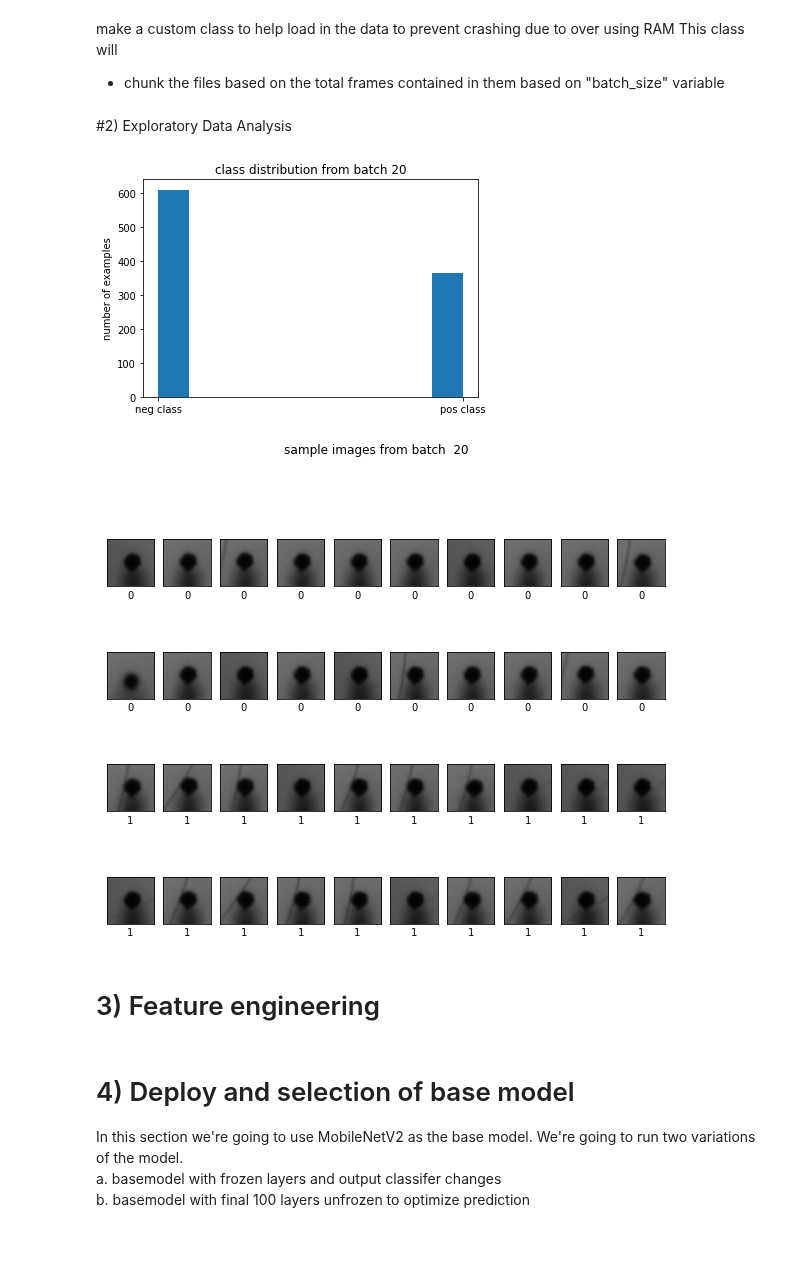
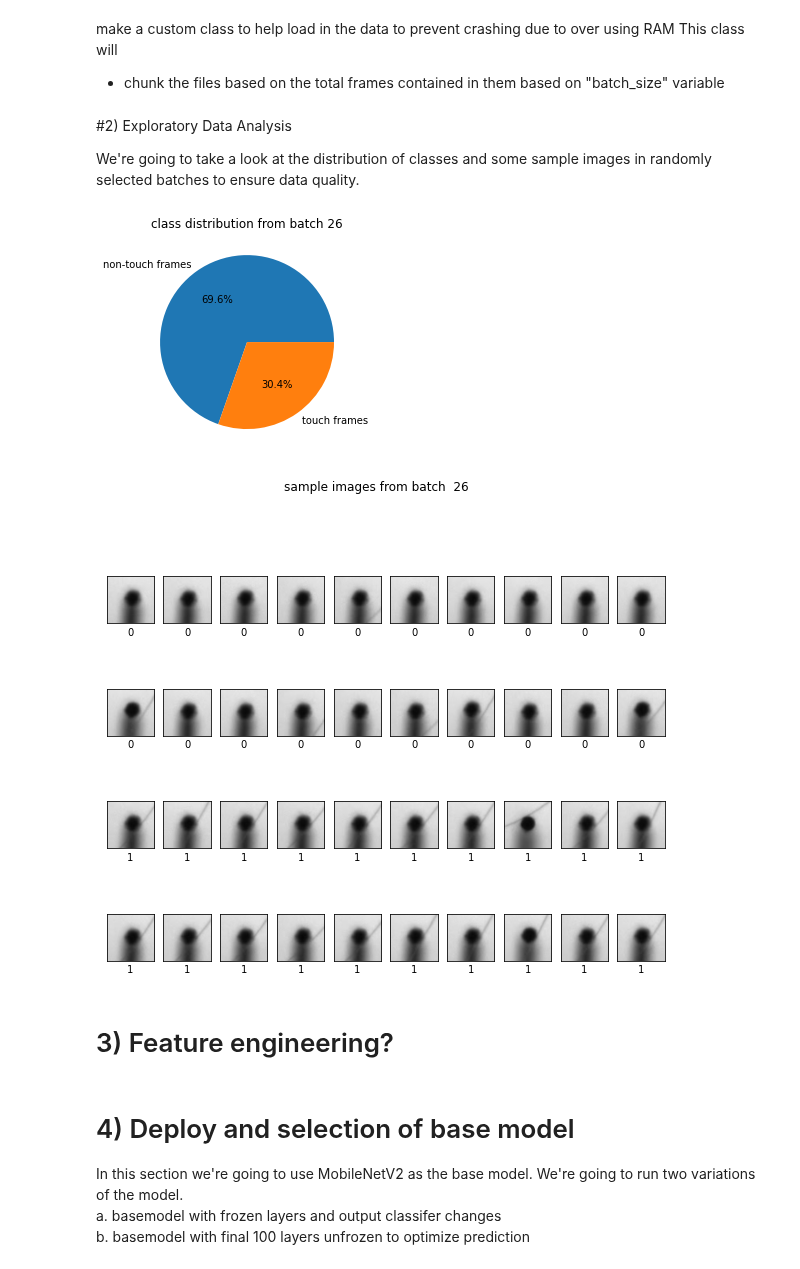
Before and after one commit to jacheung/bookshelf, a Jupyter notebook: autocurator_CNN_v1_4.ipynb, the cells around one changed output. Saved outputs shown, nothing was run; the diff lists cells and outputs as text; code cells hidden in the pictures; blank space fills up the shorter version.

Commit message:
Updated EDA for a handful of images and image transforms.

```diff
--- a/autocurator_CNN_v1_4.ipynb
+++ b/autocurator_CNN_v1_4.ipynb
@@ -211,53 +211,56 @@ validate_count = round(validate_fraction*len(frames))
 
 my_training_batch_generator = My_Custom_Generator(frames[validate_count+1:-1], T_class_reordered[validate_count+1:-1], frame_num_in_Y_set[validate_count+1:-1],  batch_size)
 my_validation_batch_generator = My_Custom_Generator(frames[0:validate_count], T_class_reordered[0:validate_count], frame_num_in_Y_set[0:validate_count],  batch_size)
-# %% [markdown]
-#2) Exploratory Data Analysis
+# %% [markdown]
+#2) Exploratory Data Analysis
+
+We're going to take a look at the distribution of classes and some sample images in randomly selected batches to ensure data quality.
+# %%
+# image transform from [-1 1] back to [0 255] for imshow
+def image_transform(x):
+  image = tf.cast((x + 1) * 127.5, tf.uint8)
+  return image
 # %%
+# randomly select a batch and generate images and labels
 batch_num = np.random.choice(np.arange(0,len(my_training_batch_generator.file_list_chunks)))
-
 samp_x, samp_y = my_training_batch_generator.__getitem__(batch_num)
 
-# Look at the distribution of classes
-fig, axs = plt.subplots(1, 1)
-plt.hist(samp_y)
+# look at the distribution of classes
+plt.pie([1-np.mean(samp_y), np.mean(samp_y)],
+        labels=['non-touch frames', 'touch frames'], autopct='%1.1f%%',)
 plt.title('class distribution from batch ' + str(batch_num))
-plt.xticks([0,1],['neg class', 'pos class'])
-plt.ylabel('number of examples')
-
 plt.show()
 
+# generate indices for positive and negative classes
+images_to_sample = 20
 neg_class = [i for i, val in enumerate(samp_y) if val==0]
 pos_class = [i for i, val in enumerate(samp_y) if val==1]
-
-images_to_sample = 20
 neg_index = np.random.choice(neg_class,images_to_sample)
 pos_index = np.random.choice(pos_class,images_to_sample)
 
+# plot sample positive and negative class images
 plt.figure(figsize=(10,10))
 for i in range(images_to_sample):
     plt.subplot(5,10,i+1)
     plt.xticks([])
     plt.yticks([])
     plt.grid(False)
-    _ = plt.imshow(samp_x[neg_index[i]])
+    _ = plt.imshow(image_transform(samp_x[neg_index[i]]))
     plt.xlabel('0')
 
     plt.subplot(5,10,images_to_sample+i+1)
     plt.xticks([])
     plt.yticks([])
     plt.grid(False)
-    plt.imshow(samp_x[pos_index[i]])
+    plt.imshow(image_transform(samp_x[pos_index[i]]))
     plt.xlabel('1')
-
-
 plt.suptitle('sample images from batch  ' + str(batch_num))
 plt.show()
 # %% [output]
-[figure, old version]
+[figure, new version]
-[figure, old version]
+[figure, new version]
 # %% [markdown]
-# 3) Feature engineering
+# 3) Feature engineering?
 # %%
 # Y vectorization and class weight calculation
 to_del = 0
```
Also changed, not shown: parts of 5 cells of this notebook.
